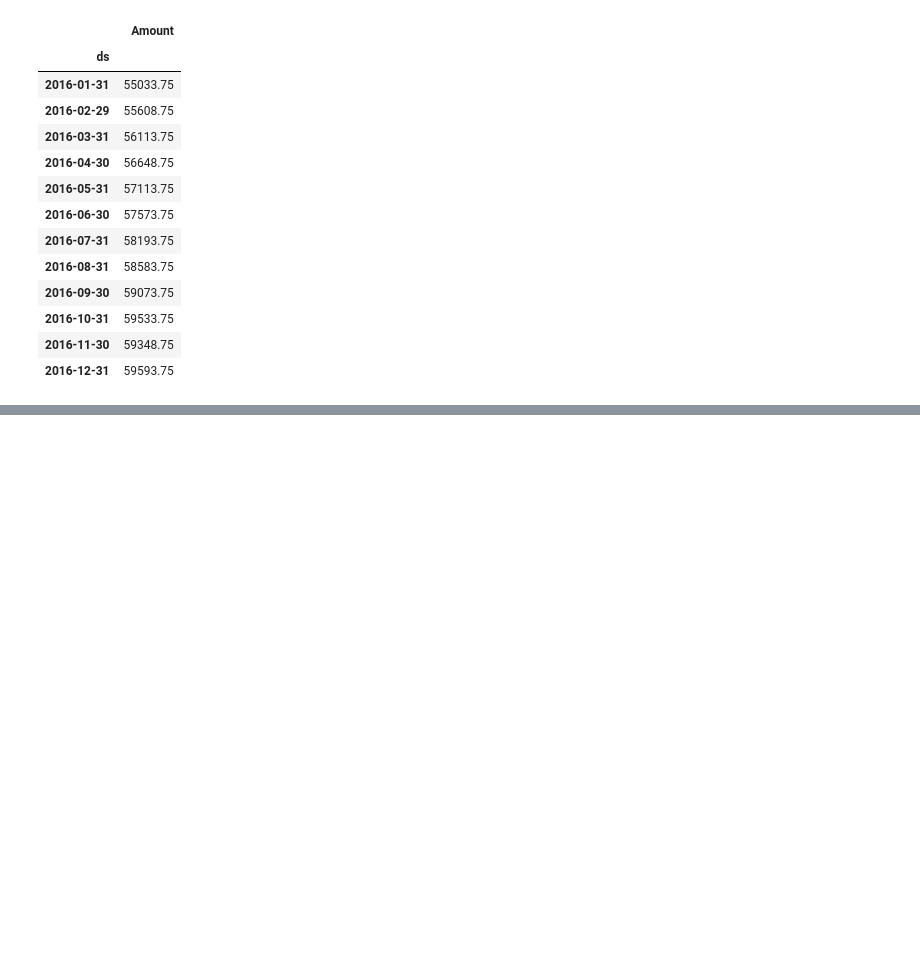
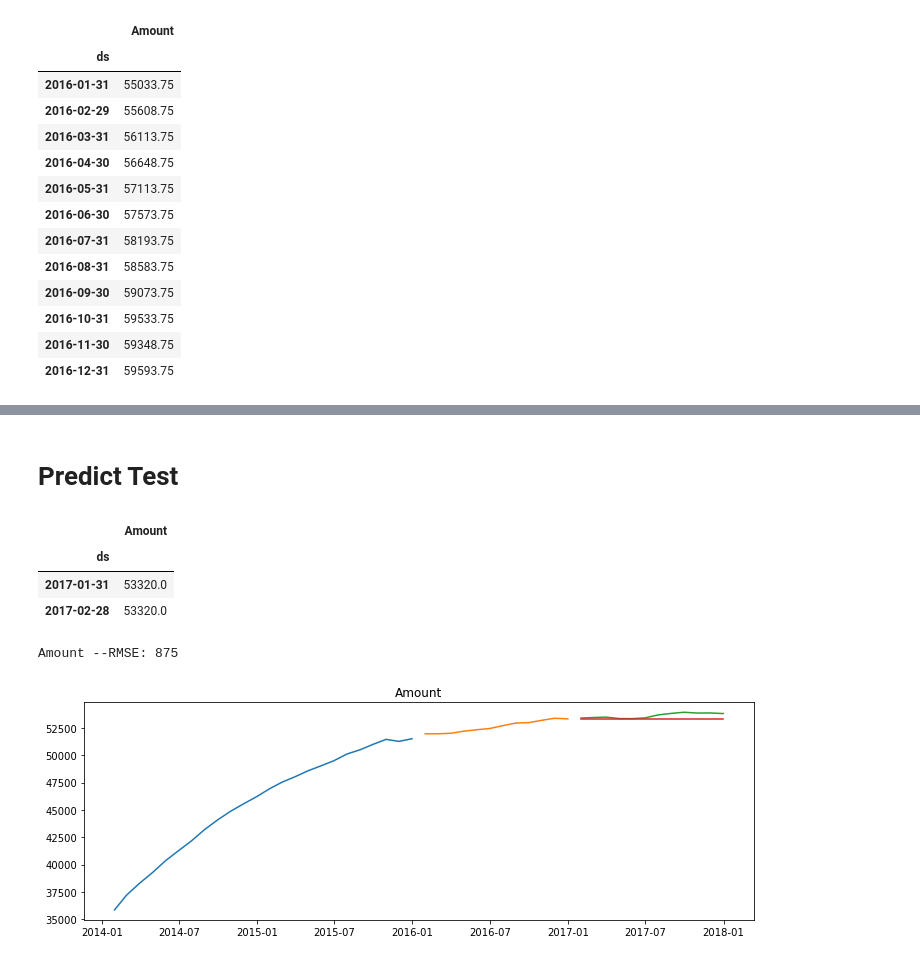
Before and after one commit to lopezelihezer/time-series-exercises, a Jupyter notebook: model.ipynb, the cells around one changed output, grey strips where cells are left out. Saved outputs shown, nothing was run; the diff lists cells and outputs as text; code cells hidden in the pictures; blank space fills up the shorter version.

```diff
--- a/model.ipynb
+++ b/model.ipynb
@@ -400,0 +470,18 @@ yhat_df
+# %% [markdown]
+# Predict Test
+# %%
+amt = validate['Amount'][-1:][0]
+yhat_df = pd.DataFrame({'Amount': [amt]}, index = test.index)
+yhat_df.head(2)
+# %% [output]
+|  | Amount |
+| ds |  |
+| 2017-01-31 | 53320.0 |
+| 2017-02-28 | 53320.0 |
+# %%
+for col in test.columns:
+    eval_df = append_eval_df(model_type = 'last_observed_value', target_var = col)
+    plot_and_eval(col)
+# %% [output]
+Amount --RMSE: 875
+[figure, added]
```
Also changed, not shown: parts of 7 cells of this notebook.
